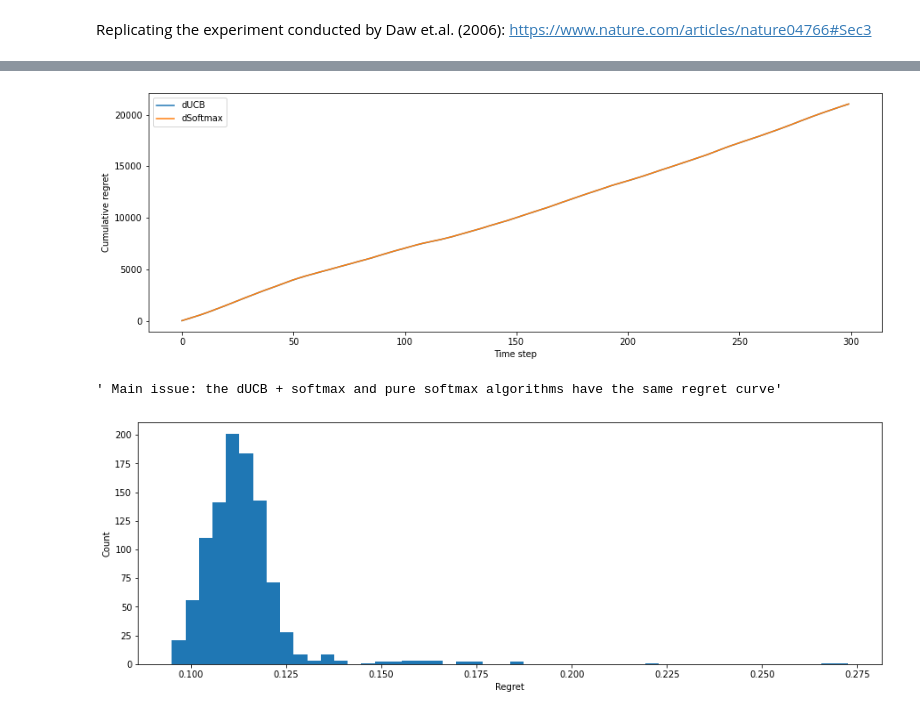
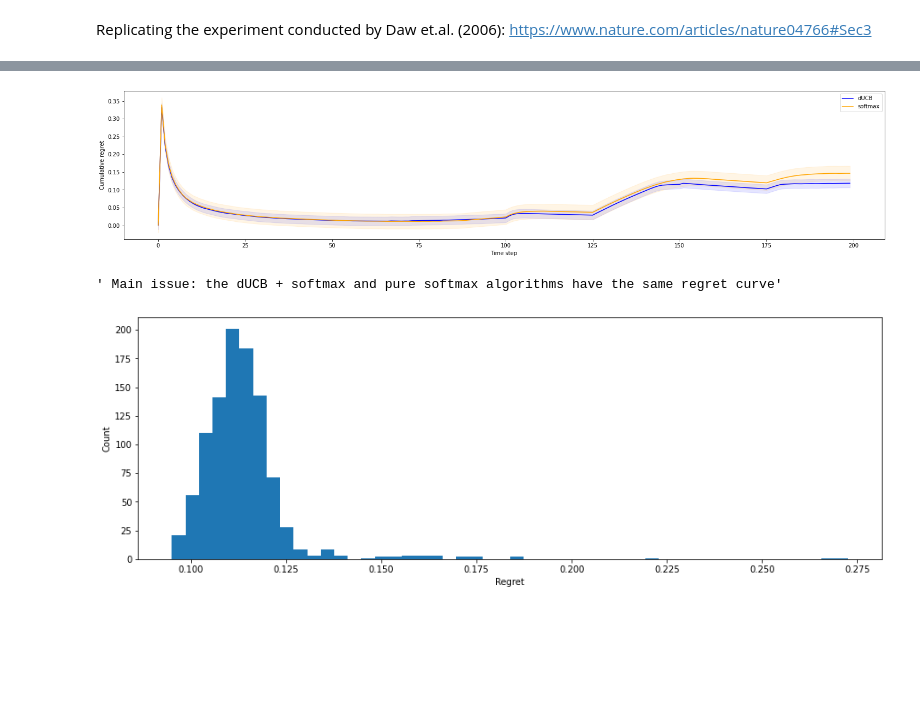
Before and after one commit to exie1/Complex-systems-EE, a Jupyter notebook: dynamicMAB/multiArmBandit_dynamic.ipynb, the cells around one changed output, grey strips where cells are left out. Saved outputs shown, nothing was run; the diff lists cells and outputs as text; code cells hidden in the pictures; blank space fills up the shorter version.

Commit message:
Finalising results for figure 1
Also added in new payoff functions and problems.

```diff
--- a/dynamicMAB/multiArmBandit_dynamic.ipynb
+++ b/dynamicMAB/multiArmBandit_dynamic.ipynb
@@ -13,9 +13,10 @@ classBanditsKalman.Bandits
 Replicating the experiment conducted by Daw et.al. (2006): https://www.nature.com/articles/nature04766#Sec3
 # %%
 ''' Initialising simulation class from loaded payoff function, calculating optimal solution, and printing loaded payoff function'''
-total_time = 300
+payoffs = np.genfromtxt('payoffs/payoffs_switching_irregular.csv',delimiter=',')
+
+total_time = len(payoffs[0,:])
 simu = Bandits(total_time)
-payoffs = np.genfromtxt('payoffs/payoffs4.csv',delimiter=',')
 [_, optimal_scores,_] = simu.findRegret(payoffs,0)
 simu.options = len(payoffs)
 
@@ -24,11 +25,12 @@ fig,ax = plt.subplots(figsize=(25,8))
 colors = ['blue','green','red','orange']
 for i in range(len(payoffs)):
     plt.plot(range(total_time),payoffs[i,:], color=colors[i], label='Option '+str(i+1))
-    plt.fill_between(range(total_time),payoffs[i,:]-simu.sigma, payoffs[i,:]+simu.sigma,color=colors[i],alpha=0.1)
-plt.plot(range(total_time),optimal_scores,linewidth=1, color='black', label='Optimal')        # Plotting optimal score
+    # plt.fill_between(range(total_time),payoffs[i,:]-simu.sigma, payoffs[i,:]+simu.sigma,color=colors[i],alpha=0.1)
+# plt.plot(range(total_time),optimal_scores,linewidth=1, color='black', label='Optimal')        # Plotting optimal score
 
 plt.xlabel('Trial')
 plt.ylabel('Mean Payoff')
+# plt.ylim([0,100])
 plt.legend()
 plt.show()
 # %% [output]
@@ -46,0 +63,14 @@ np.savetxt('payoffs\payoffs_constant.csv',payoffs,delimiter=',')
+# %%
+''' Restless reward function generation '''
+
+simu = Bandits(500)
+simu.options = 2
+# simu.decay_centre = 50
+# simu.decay_noise = 10
+
+payoffs = simu.genMeans(20,50)
+
+plt.plot(payoffs[0,:])
+plt.plot(payoffs[1,:])
+
+np.savetxt('payoffs\payoffs_2restlessA.csv',payoffs,delimiter=',')
@@ -58,7 +126,7 @@ print('Proportions sampled (optimal):   ',(', ').join([colors[int(unique[i])] +'
 # PAYOFF 4 PARAMS: 3.55, 0.99
 # STEP 1 PARAMS: 1.6, 0.99
 # STEP 2 PARAMS: 3, 0.97
-softmax_scores, softmax_choices,softmax_history = simu.softmax(payoffs,1,0.8,100)
+softmax_scores, softmax_choices,softmax_history = simu.softmax(payoffs,1,0.97,100)
 [softmax_regret, _, _] = simu.findRegret(payoffs,np.sum(softmax_scores,1))
 print('Pure Softmax Mean Regret: %s'% np.mean(softmax_regret),', Std: %s'% np.std(softmax_regret))
 unique, counts = np.unique(softmax_choices, return_counts = True)
@@ -68,7 +136,7 @@ print('Proportions sampled (softmax):   ',(', ').join([colors[int(unique[i])] +'
 # PAYOFF 4 PARAMS: 4.6, 0.99
 # STEP 1 PARAMS: 2.3, 0.99
 # STEP 2 PARAMS: 3, 0.96
-dUCB_scores, dUCB_choices,dUCB_history = simu.dUCB1(payoffs,1,0.995,100)
+dUCB_scores, dUCB_choices,dUCB_history = simu.dUCB1(payoffs,5,0.98,100)
 [dUCB_regret, _, _] = simu.findRegret(payoffs,np.sum(dUCB_scores,1))
 print('Softmax + UCB Mean Regret: %s'% np.mean(dUCB_regret),', Std: %s'% np.std(dUCB_regret))
 unique, counts = np.unique(dUCB_choices, return_counts = True)
@@ -93,21 +163,30 @@ plt.show()
 # %%
-fig,ax = plt.subplots(figsize=(15,5))
+fig,ax = plt.subplots(figsize=(25,5))
 trial = 1
-optimal_cum = np.cumsum(optimal_scores)
+optimal_cumu = np.cumsum(optimal_scores)
 dUCB_scoresT = np.transpose(dUCB_scores)
 softmax_scoresT = np.transpose(softmax_scores)
 
-plt.plot(optimal_cum - np.cumsum(np.mean(dUCB_scoresT)),label='dUCB')
-plt.plot(optimal_cum - np.cumsum(np.mean(softmax_scoresT)),label='dSoftmax')
+cRegret_ucb = 1-np.cumsum(np.mean(dUCB_scoresT,1))/optimal_cumu
+cRegret_ucb_std = np.std(dUCB_regret)
+plt.plot(cRegret_ucb,label='dUCB',color='blue')
+plt.fill_between(range(total_time),cRegret_ucb-cRegret_ucb_std, cRegret_ucb+cRegret_ucb_std,color='blue',alpha=0.1)
+
+cRegret_soft = 1-np.cumsum(np.mean(softmax_scoresT,1))/optimal_cumu
+cRegret_soft_std = np.std(softmax_regret)
+plt.plot(cRegret_soft,label='softmax',color='orange')
+plt.fill_between(range(total_time),cRegret_soft-cRegret_soft_std, cRegret_soft+cRegret_soft_std,color='orange',alpha=0.1)
+
+
 
 plt.legend()
 plt.xlabel('Time step')
 plt.ylabel('Cumulative regret')
 plt.show()
 
 ''' Main issue: the dUCB + softmax and pure softmax algorithms have the same regret curve'''
 # %% [output]
-[figure, old version]
+[figure, new version]
 ' Main issue: the dUCB + softmax and pure softmax algorithms have the same regret curve'
 # %%
 ''' Plotting the regret distribution over all the trials taken under a specific algorithm. '''
```
Also changed, not shown: parts of 11 cells of this notebook, 16 other files.
